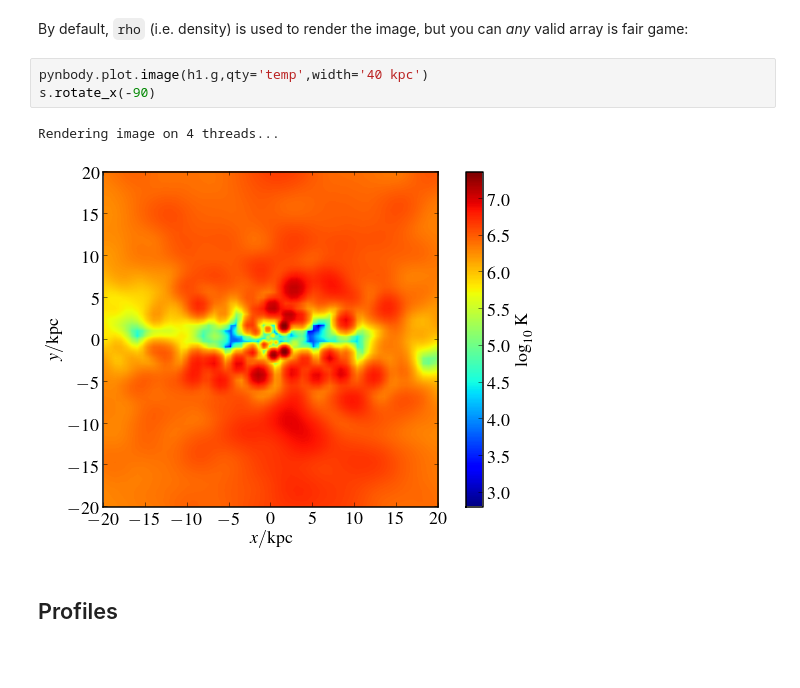
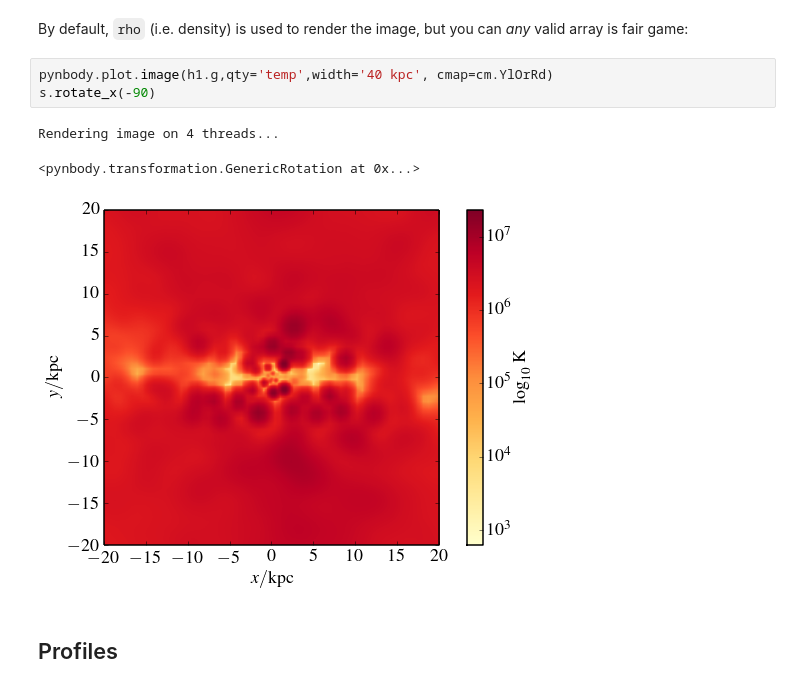
Before and after one commit to pynbody/pynbody, a Jupyter notebook: examples/notebooks/pynbody_demo.ipynb, the cells around one changed output. Cells and saved outputs as stored; diff of their text form; blank space fills up the shorter version.

```diff
--- a/examples/notebooks/pynbody_demo.ipynb
+++ b/examples/notebooks/pynbody_demo.ipynb
@@ -256,11 +243,12 @@ SimArray([[ 4.30579233,  4.3053627 ,  4.30493307, ...,  4.29346848,
 # %% [markdown]
 By default, `rho` (i.e. density) is used to render the image, but you can *any* valid array is fair game:
 # %%
-pynbody.plot.image(h1.g,qty='temp',width='40 kpc')
+pynbody.plot.image(h1.g,qty='temp',width='40 kpc', cmap=cm.YlOrRd)
 s.rotate_x(-90)
 # %% [output]
 Rendering image on 4 threads...
+<pynbody.transformation.GenericRotation at 0x...>
-[figure, old version]
+[figure, new version]
 # %% [markdown]
 ## Profiles
 # %%
```
Also changed, not shown: parts of 16 cells of this notebook.
